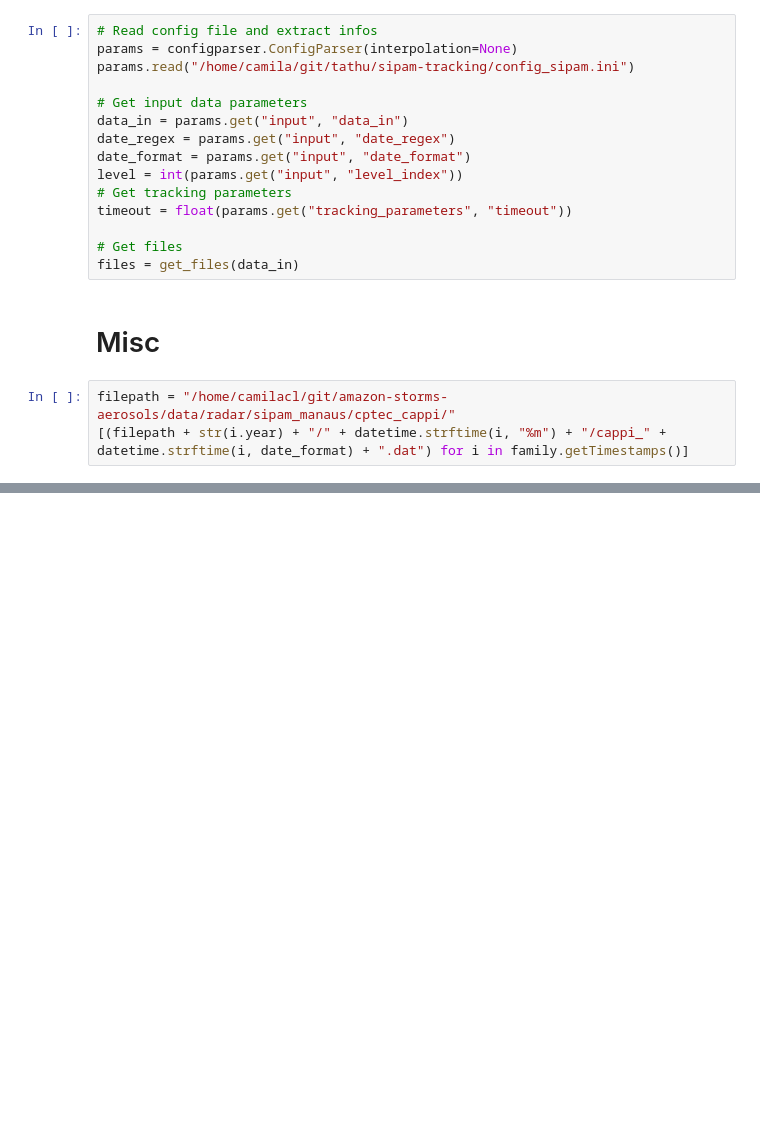
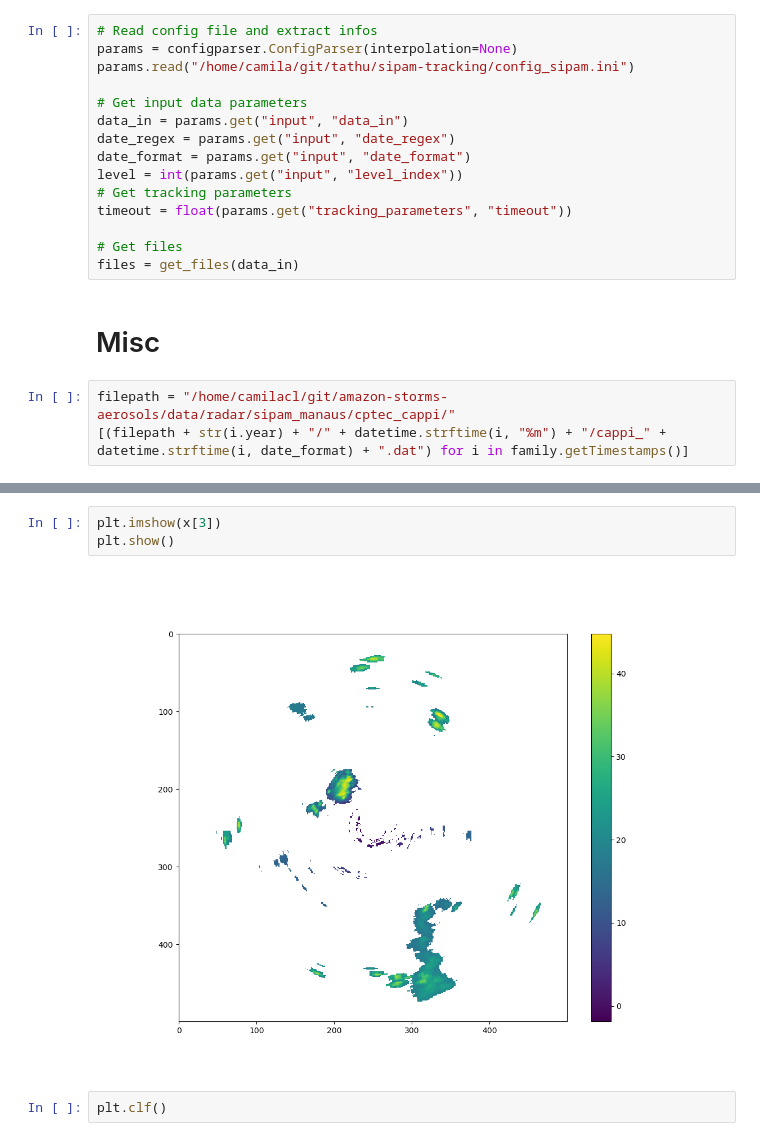
Before and after one commit to cclopes/tathu, a Jupyter notebook: sipam-tracking/sipam-visualizations.ipynb, the cells around one changed output, grey strips where cells are left out. Cells and saved outputs as stored; diff of their text form; blank space fills up the shorter version.

```diff
--- a/sipam-tracking/sipam-visualizations.ipynb
+++ b/sipam-tracking/sipam-visualizations.ipynb
@@ -245,0 +310,7 @@ extent
+# %%
+plt.imshow(x[3])
+plt.show()
+# %% [output]
+[figure, added]
+# %%
+plt.clf()
```
Also changed, not shown: parts of 8 cells of this notebook, 3 other files.
